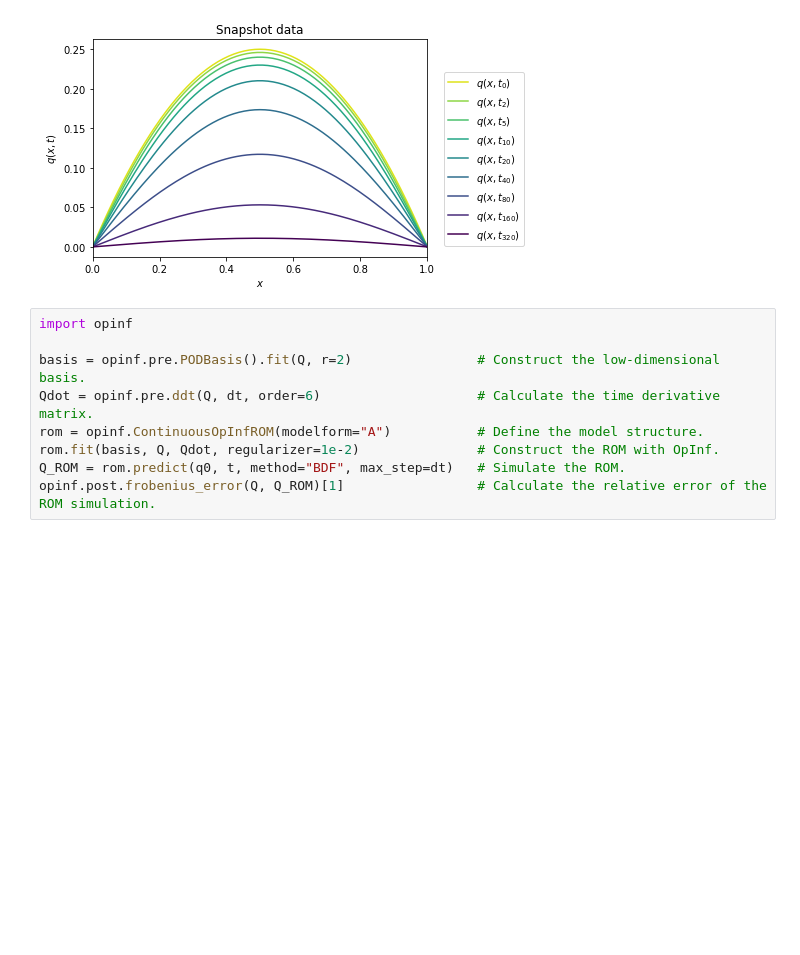
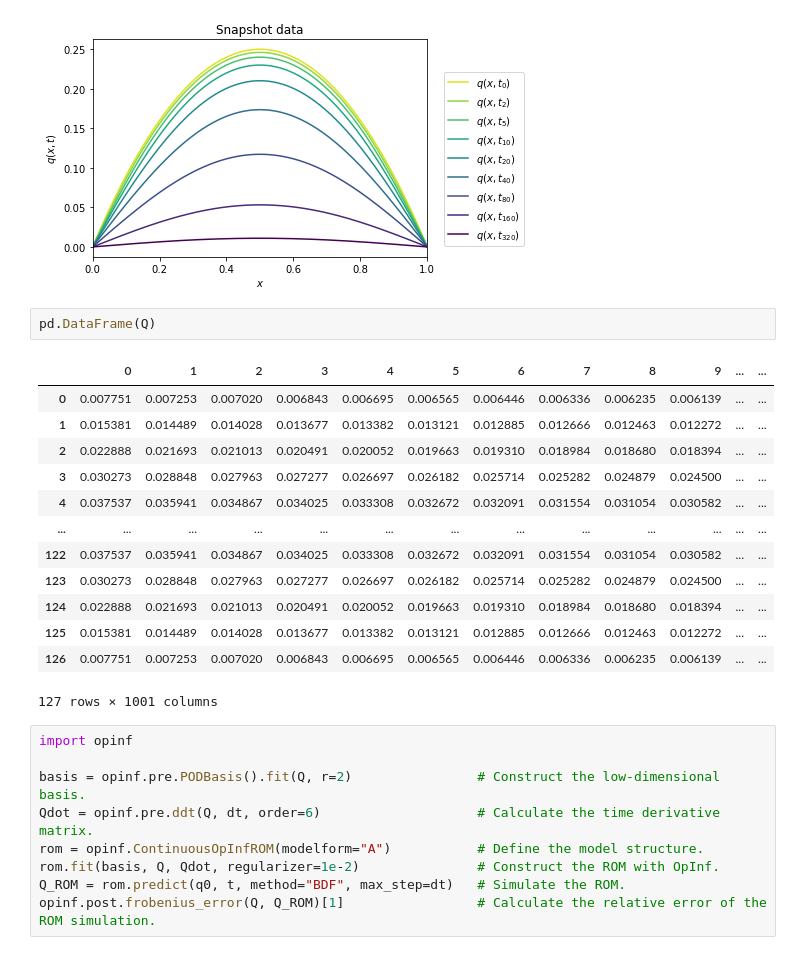
Before and after one commit to LRAbbade/PCS5042, a Jupyter notebook: opinf_example.ipynb, the cells around one changed output. Drawn from its saved outputs; the diff is of its cells as text; blank space fills up the shorter version.

```diff
--- a/opinf_example.ipynb
+++ b/opinf_example.ipynb
@@ -73,6 +73,22 @@ def plot_heat_data(Z, title, ax=None):
 plot_heat_data(Q, "Snapshot data")
 # %% [output]
 [figure]
+# %%
+pd.DataFrame(Q)
+# %% [output]
+|  | 0 | 1 | 2 | 3 | 4 | 5 | 6 | 7 | 8 | 9 | ... | ... |
+| 0 | 0.007751 | 0.007253 | 0.007020 | 0.006843 | 0.006695 | 0.006565 | 0.006446 | 0.006336 | 0.006235 | 0.006139 | ... | ... |
+| 1 | 0.015381 | 0.014489 | 0.014028 | 0.013677 | 0.013382 | 0.013121 | 0.012885 | 0.012666 | 0.012463 | 0.012272 | ... | ... |
+| 2 | 0.022888 | 0.021693 | 0.021013 | 0.020491 | 0.020052 | 0.019663 | 0.019310 | 0.018984 | 0.018680 | 0.018394 | ... | ... |
+| 3 | 0.030273 | 0.028848 | 0.027963 | 0.027277 | 0.026697 | 0.026182 | 0.025714 | 0.025282 | 0.024879 | 0.024500 | ... | ... |
+| 4 | 0.037537 | 0.035941 | 0.034867 | 0.034025 | 0.033308 | 0.032672 | 0.032091 | 0.031554 | 0.031054 | 0.030582 | ... | ... |
+| ... | ... | ... | ... | ... | ... | ... | ... | ... | ... | ... | ... | ... |
+| 122 | 0.037537 | 0.035941 | 0.034867 | 0.034025 | 0.033308 | 0.032672 | 0.032091 | 0.031554 | 0.031054 | 0.030582 | ... | ... |
+| 123 | 0.030273 | 0.028848 | 0.027963 | 0.027277 | 0.026697 | 0.026182 | 0.025714 | 0.025282 | 0.024879 | 0.024500 | ... | ... |
+| 124 | 0.022888 | 0.021693 | 0.021013 | 0.020491 | 0.020052 | 0.019663 | 0.019310 | 0.018984 | 0.018680 | 0.018394 | ... | ... |
+| 125 | 0.015381 | 0.014489 | 0.014028 | 0.013677 | 0.013382 | 0.013121 | 0.012885 | 0.012666 | 0.012463 | 0.012272 | ... | ... |
+| 126 | 0.007751 | 0.007253 | 0.007020 | 0.006843 | 0.006695 | 0.006565 | 0.006446 | 0.006336 | 0.006235 | 0.006139 | ... | ... |
+127 rows × 1001 columns
 # %%
 import opinf
 
```
Also changed, not shown: parts of 3 cells of this notebook, 6 other files.
